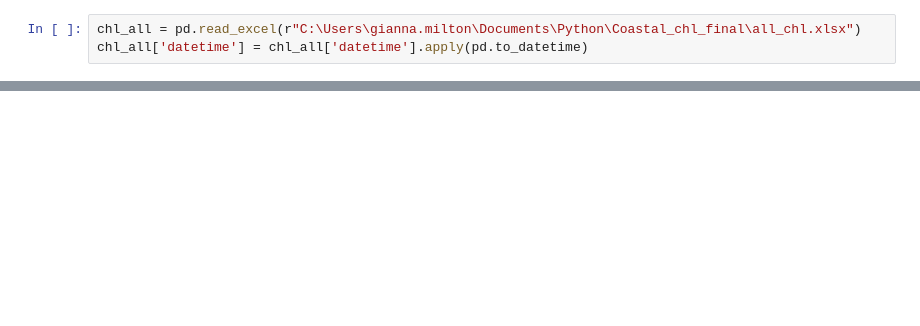
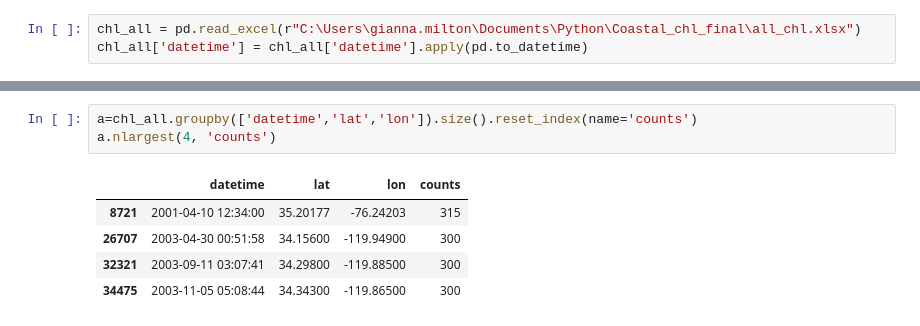
Before and after one commit to NEFSC/READ-EDAB-GMilton-CoastalChlorophyll, a Jupyter notebook: Code/OC-CCI chl matchup.ipynb, the cells around one changed output, grey strips where cells are left out. Drawn from its saved outputs; the diff is of its cells as text; blank space fills up the shorter version.

```diff
--- a/Code/OC-CCI chl matchup.ipynb
+++ b/Code/OC-CCI chl matchup.ipynb
@@ -201,0 +234,9 @@ chl_all['datetime'] = chl_all['datetime'].apply(pd.to_datetime)
+# %%
+a=chl_all.groupby(['datetime','lat','lon']).size().reset_index(name='counts')
+a.nlargest(4, 'counts')
+# %% [output]
+|  | datetime | lat | lon | counts |
+| 8721 | 2001-04-10 12:34:00 | 35.20177 | -76.24203 | 315 |
+| 26707 | 2003-04-30 00:51:58 | 34.15600 | -119.94900 | 300 |
+| 32321 | 2003-09-11 03:07:41 | 34.29800 | -119.88500 | 300 |
+| 34475 | 2003-11-05 05:08:44 | 34.34300 | -119.86500 | 300 |
```
Also changed, not shown: parts of 52 cells of this notebook, 1 other file.
